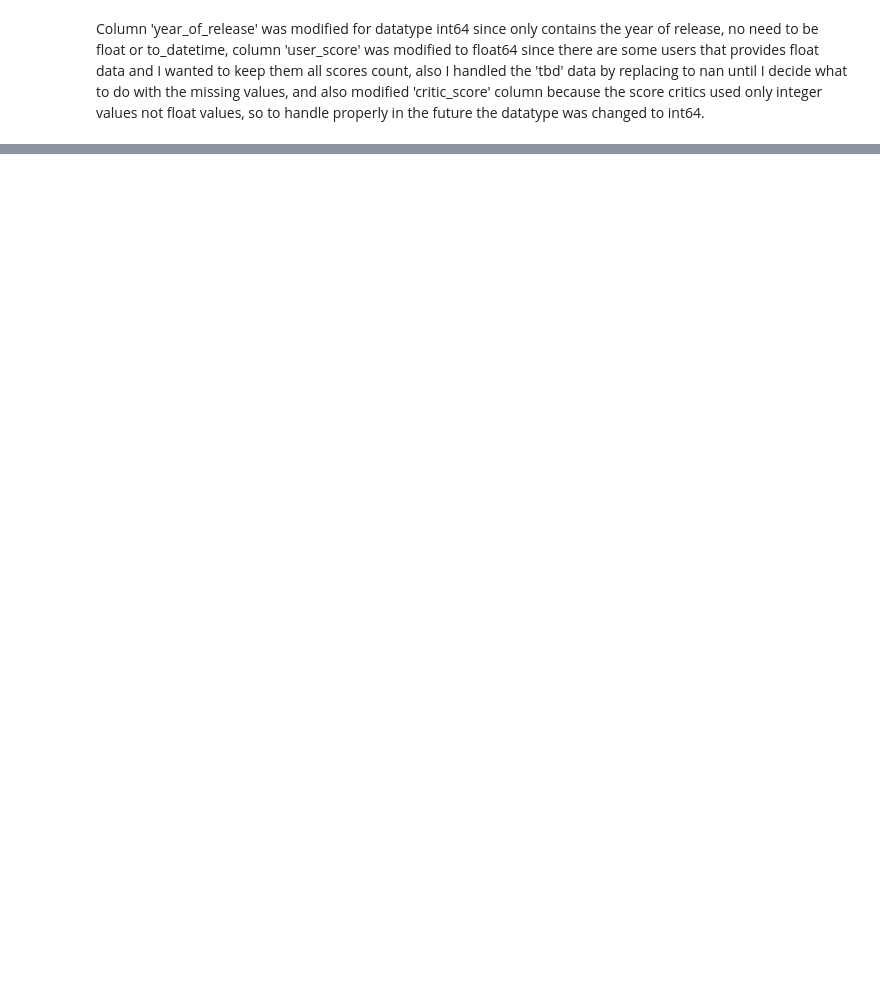
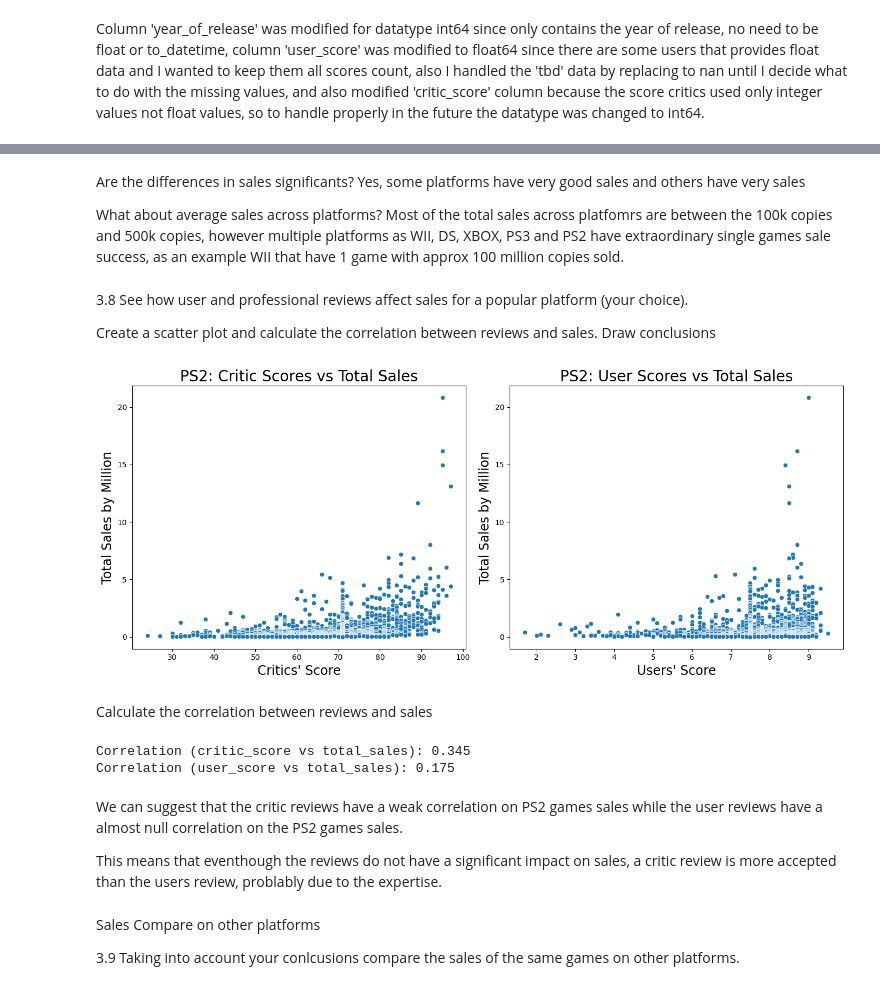
Before and after one commit to jovanespinosa108/DS-project-6, a Jupyter notebook: project_spring_6.ipynb, the cells around one changed output, grey strips where cells are left out. Cells and saved outputs as stored; diff of their text form; code cells hidden in the pictures; blank space fills up the shorter version.

```diff
--- a/project_spring_6.ipynb
+++ b/project_spring_6.ipynb
@@ -144,0 +395,71 @@ display(games_df.head())
+# %% [markdown]
+Are the differences in sales significants?
+Yes, some platforms have very good sales and others have very sales
+
+What about average sales across platforms?
+Most of the total sales across platfomrs are between the 100k copies and 500k copies, however multiple platforms as WII, DS, XBOX, PS3 and PS2 have extraordinary single games sale success, as an example WII that have 1 game with approx 100 million copies sold.
+# %% [markdown]
+3.8 See how user and professional reviews affect sales for a popular platform (your choice).
+
+Create a scatter plot and calculate the correlation between reviews and sales. Draw conclusions
+# %%
+# Analyze relationship between reviews and sales on PS2 platform
+# Filtering PS2 games
+ps2_df = games_df[games_df['platform']  == 'PS2']
+
+# Clean NaN values
+ps2_df = ps2_df[
+    ps2_df['critic_score'].notna() &
+    ps2_df['user_score'].notna() &
+    ps2_df['total_sales'].notna()
+]
+
+# Create scatter plot critic vs sales
+plt.figure(figsize=(14,6))
+
+plt.subplot(1,2,1)
+sns.scatterplot(
+    data=ps2_df,
+    x='critic_score',
+    y='total_sales'
+)
+
+plt.title('PS2: Critic Scores vs Total Sales', fontsize=20)
+plt.xlabel("Critics' Score", fontsize=17)
+plt.ylabel('Total Sales by Million', fontsize=17)
+
+# Scatter plot users vs sales
+plt.subplot(1,2,2)
+sns.scatterplot(
+    data=ps2_df,
+    x='user_score',
+    y='total_sales'
+)
+
+plt.title('PS2: User Scores vs Total Sales', fontsize=20)
+plt.xlabel("Users' Score", fontsize=17)
+plt.ylabel('Total Sales by Million', fontsize=17)
+
+plt.tight_layout()
+plt.show()
+# %% [output]
+[figure, added]
+# %% [markdown]
+Calculate the correlation between reviews and sales
+# %%
+critic_corr = ps2_df['critic_score'].corr(ps2_df['total_sales'])
+users_corr = ps2_df['user_score'].corr(ps2_df['total_sales'])
+
+print(f'Correlation (critic_score vs total_sales): {critic_corr:.3f}')
+print(f'Correlation (user_score vs total_sales): {users_corr:.3f}')
+# %% [output]
+Correlation (critic_score vs total_sales): 0.345
+Correlation (user_score vs total_sales): 0.175
+# %% [markdown]
+We can suggest that the critic reviews have a weak correlation on PS2 games sales while the user reviews have a almost null correlation on the PS2 games sales.
+
+This means that eventhough the reviews do not have a significant impact on sales, a critic review is more accepted than the users review, problably due to the expertise.
+# %% [markdown]
+Sales Compare on other platforms
+
+3.9 Taking into account your conlcusions compare the sales of the same games on other platforms.
```
Also changed, not shown: parts of 48 cells of this notebook.
